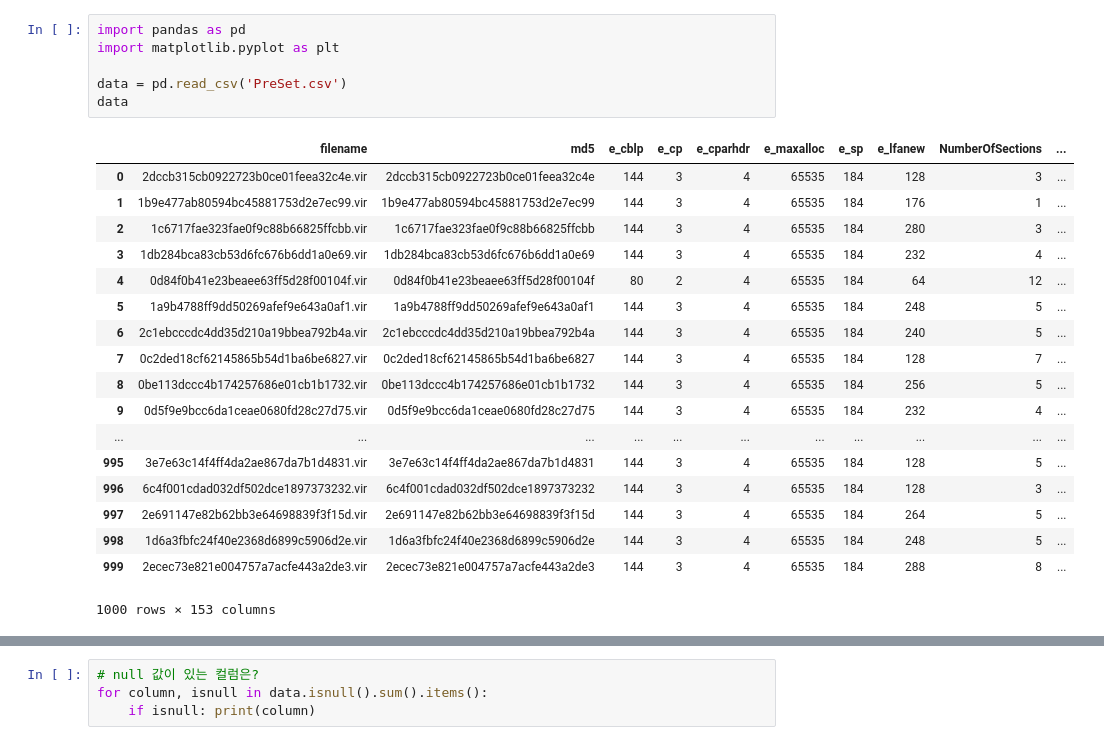
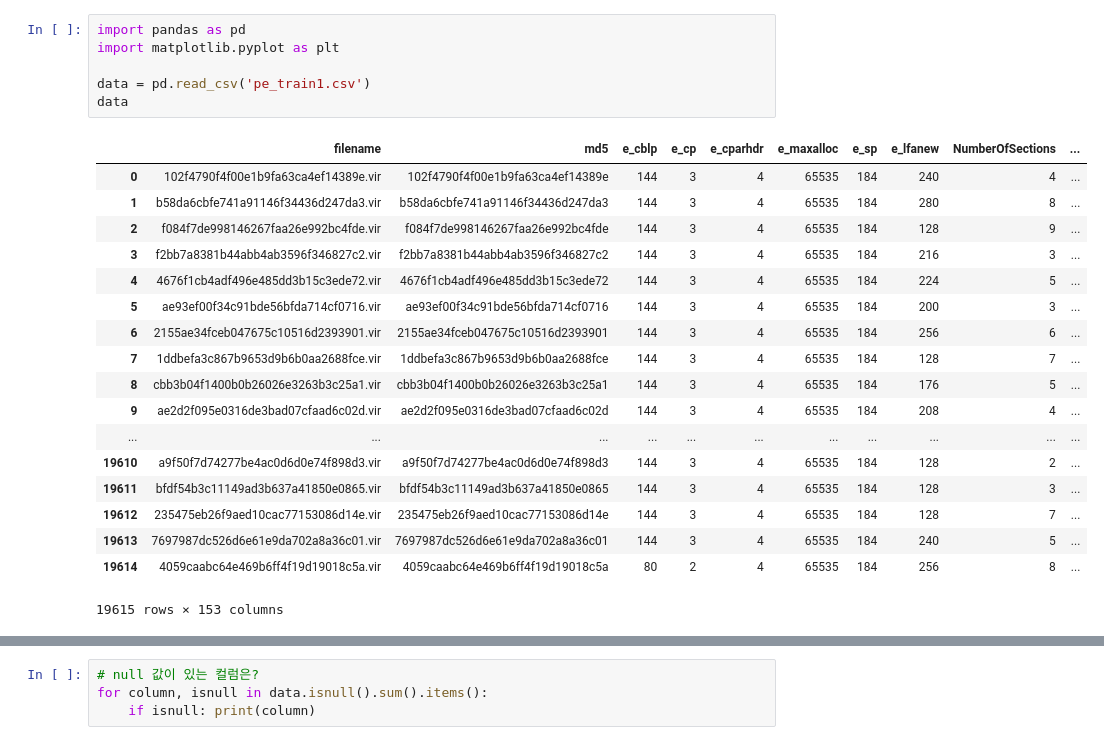
Before and after one commit to bassyu/information-security-RnD-data-challenge-2019, a Jupyter notebook: model/lab_pe.ipynb, the cells around one changed output, grey strips where cells are left out. Cells and saved outputs as stored; diff of their text form.

```diff
--- a/model/lab_pe.ipynb
+++ b/model/lab_pe.ipynb
@@ -1,28 +1,28 @@
 # %%
 import pandas as pd
 import matplotlib.pyplot as plt
 
-data = pd.read_csv('PreSet.csv')
+data = pd.read_csv('pe_train1.csv')
 data
 # %% [output]
 |  | filename | md5 | e_cblp | e_cp | e_cparhdr | e_maxalloc | e_sp | e_lfanew | NumberOfSections | ... |
-| 0 | 2dccb315cb0922723b0ce01feea32c4e.vir | 2dccb315cb0922723b0ce01feea32c4e | 144 | 3 | 4 | 65535 | 184 | 128 | 3 | ... |
-| 1 | 1b9e477ab80594bc45881753d2e7ec99.vir | 1b9e477ab80594bc45881753d2e7ec99 | 144 | 3 | 4 | 65535 | 184 | 176 | 1 | ... |
-| 2 | 1c6717fae323fae0f9c88b66825ffcbb.vir | 1c6717fae323fae0f9c88b66825ffcbb | 144 | 3 | 4 | 65535 | 184 | 280 | 3 | ... |
-| 3 | 1db284bca83cb53d6fc676b6dd1a0e69.vir | 1db284bca83cb53d6fc676b6dd1a0e69 | 144 | 3 | 4 | 65535 | 184 | 232 | 4 | ... |
-| 4 | 0d84f0b41e23beaee63ff5d28f00104f.vir | 0d84f0b41e23beaee63ff5d28f00104f | 80 | 2 | 4 | 65535 | 184 | 64 | 12 | ... |
-| 5 | 1a9b4788ff9dd50269afef9e643a0af1.vir | 1a9b4788ff9dd50269afef9e643a0af1 | 144 | 3 | 4 | 65535 | 184 | 248 | 5 | ... |
-| 6 | 2c1ebcccdc4dd35d210a19bbea792b4a.vir | 2c1ebcccdc4dd35d210a19bbea792b4a | 144 | 3 | 4 | 65535 | 184 | 240 | 5 | ... |
-| 7 | 0c2ded18cf62145865b54d1ba6be6827.vir | 0c2ded18cf62145865b54d1ba6be6827 | 144 | 3 | 4 | 65535 | 184 | 128 | 7 | ... |
-| 8 | 0be113dccc4b174257686e01cb1b1732.vir | 0be113dccc4b174257686e01cb1b1732 | 144 | 3 | 4 | 65535 | 184 | 256 | 5 | ... |
-| 9 | 0d5f9e9bcc6da1ceae0680fd28c27d75.vir | 0d5f9e9bcc6da1ceae0680fd28c27d75 | 144 | 3 | 4 | 65535 | 184 | 232 | 4 | ... |
+| 0 | 102f4790f4f00e1b9fa63ca4ef14389e.vir | 102f4790f4f00e1b9fa63ca4ef14389e | 144 | 3 | 4 | 65535 | 184 | 240 | 4 | ... |
+| 1 | b58da6cbfe741a91146f34436d247da3.vir | b58da6cbfe741a91146f34436d247da3 | 144 | 3 | 4 | 65535 | 184 | 280 | 8 | ... |
+| 2 | f084f7de998146267faa26e992bc4fde.vir | f084f7de998146267faa26e992bc4fde | 144 | 3 | 4 | 65535 | 184 | 128 | 9 | ... |
+| 3 | f2bb7a8381b44abb4ab3596f346827c2.vir | f2bb7a8381b44abb4ab3596f346827c2 | 144 | 3 | 4 | 65535 | 184 | 216 | 3 | ... |
+| 4 | 4676f1cb4adf496e485dd3b15c3ede72.vir | 4676f1cb4adf496e485dd3b15c3ede72 | 144 | 3 | 4 | 65535 | 184 | 224 | 5 | ... |
+| 5 | ae93ef00f34c91bde56bfda714cf0716.vir | ae93ef00f34c91bde56bfda714cf0716 | 144 | 3 | 4 | 65535 | 184 | 200 | 3 | ... |
+| 6 | 2155ae34fceb047675c10516d2393901.vir | 2155ae34fceb047675c10516d2393901 | 144 | 3 | 4 | 65535 | 184 | 256 | 6 | ... |
+| 7 | 1ddbefa3c867b9653d9b6b0aa2688fce.vir | 1ddbefa3c867b9653d9b6b0aa2688fce | 144 | 3 | 4 | 65535 | 184 | 128 | 7 | ... |
+| 8 | cbb3b04f1400b0b26026e3263b3c25a1.vir | cbb3b04f1400b0b26026e3263b3c25a1 | 144 | 3 | 4 | 65535 | 184 | 176 | 5 | ... |
+| 9 | ae2d2f095e0316de3bad07cfaad6c02d.vir | ae2d2f095e0316de3bad07cfaad6c02d | 144 | 3 | 4 | 65535 | 184 | 208 | 4 | ... |
 | ... | ... | ... | ... | ... | ... | ... | ... | ... | ... | ... |
-| 995 | 3e7e63c14f4ff4da2ae867da7b1d4831.vir | 3e7e63c14f4ff4da2ae867da7b1d4831 | 144 | 3 | 4 | 65535 | 184 | 128 | 5 | ... |
-| 996 | 6c4f001cdad032df502dce1897373232.vir | 6c4f001cdad032df502dce1897373232 | 144 | 3 | 4 | 65535 | 184 | 128 | 3 | ... |
-| 997 | 2e691147e82b62bb3e64698839f3f15d.vir | 2e691147e82b62bb3e64698839f3f15d | 144 | 3 | 4 | 65535 | 184 | 264 | 5 | ... |
-| 998 | 1d6a3fbfc24f40e2368d6899c5906d2e.vir | 1d6a3fbfc24f40e2368d6899c5906d2e | 144 | 3 | 4 | 65535 | 184 | 248 | 5 | ... |
-| 999 | 2ecec73e821e004757a7acfe443a2de3.vir | 2ecec73e821e004757a7acfe443a2de3 | 144 | 3 | 4 | 65535 | 184 | 288 | 8 | ... |
+| 19610 | a9f50f7d74277be4ac0d6d0e74f898d3.vir | a9f50f7d74277be4ac0d6d0e74f898d3 | 144 | 3 | 4 | 65535 | 184 | 128 | 2 | ... |
+| 19611 | bfdf54b3c11149ad3b637a41850e0865.vir | bfdf54b3c11149ad3b637a41850e0865 | 144 | 3 | 4 | 65535 | 184 | 128 | 3 | ... |
+| 19612 | 235475eb26f9aed10cac77153086d14e.vir | 235475eb26f9aed10cac77153086d14e | 144 | 3 | 4 | 65535 | 184 | 128 | 7 | ... |
+| 19613 | 7697987dc526d6e61e9da702a8a36c01.vir | 7697987dc526d6e61e9da702a8a36c01 | 144 | 3 | 4 | 65535 | 184 | 240 | 5 | ... |
+| 19614 | 4059caabc64e469b6ff4f19d19018c5a.vir | 4059caabc64e469b6ff4f19d19018c5a | 80 | 2 | 4 | 65535 | 184 | 256 | 8 | ... |
-1000 rows × 153 columns
+19615 rows × 153 columns
 # %%
 data.info()
 # %% [output]
```
Also changed, not shown: parts of 12 cells of this notebook, 1 other file.
